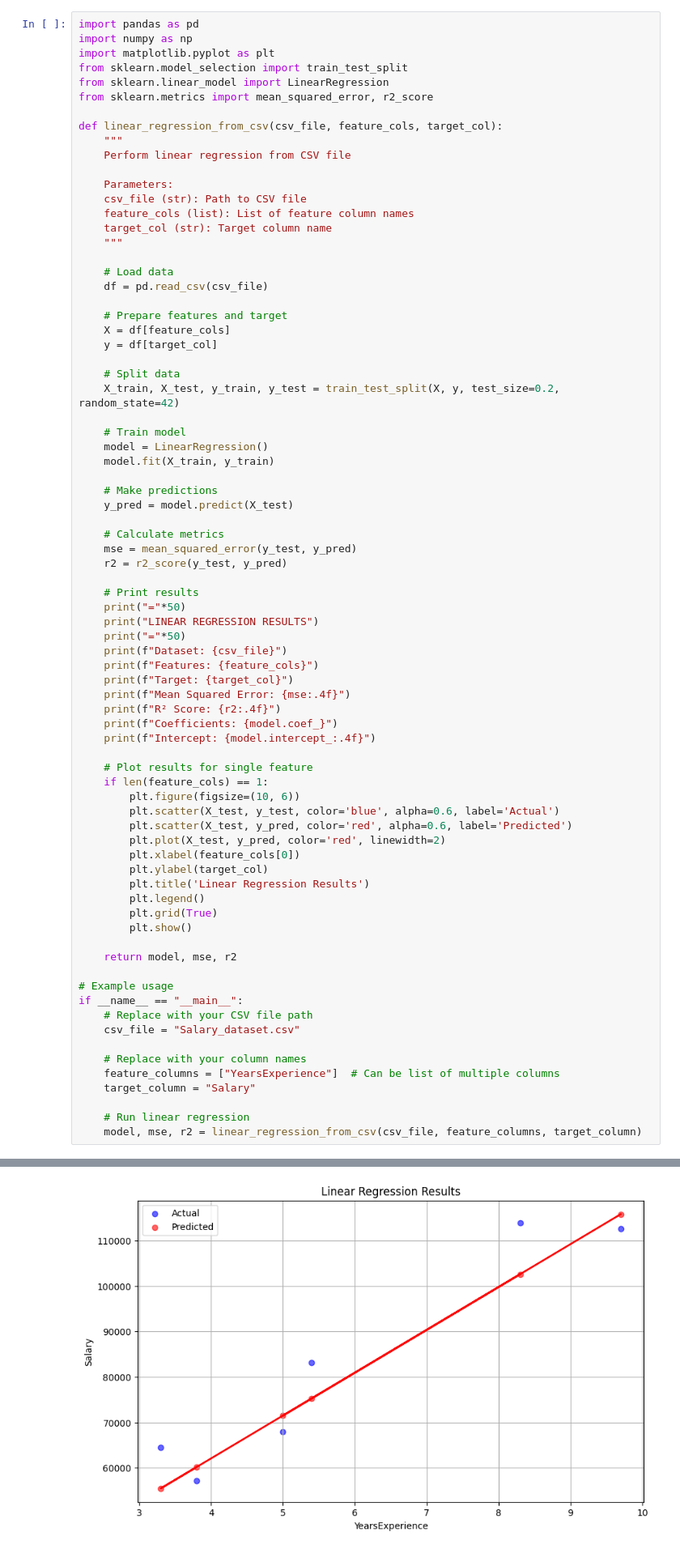
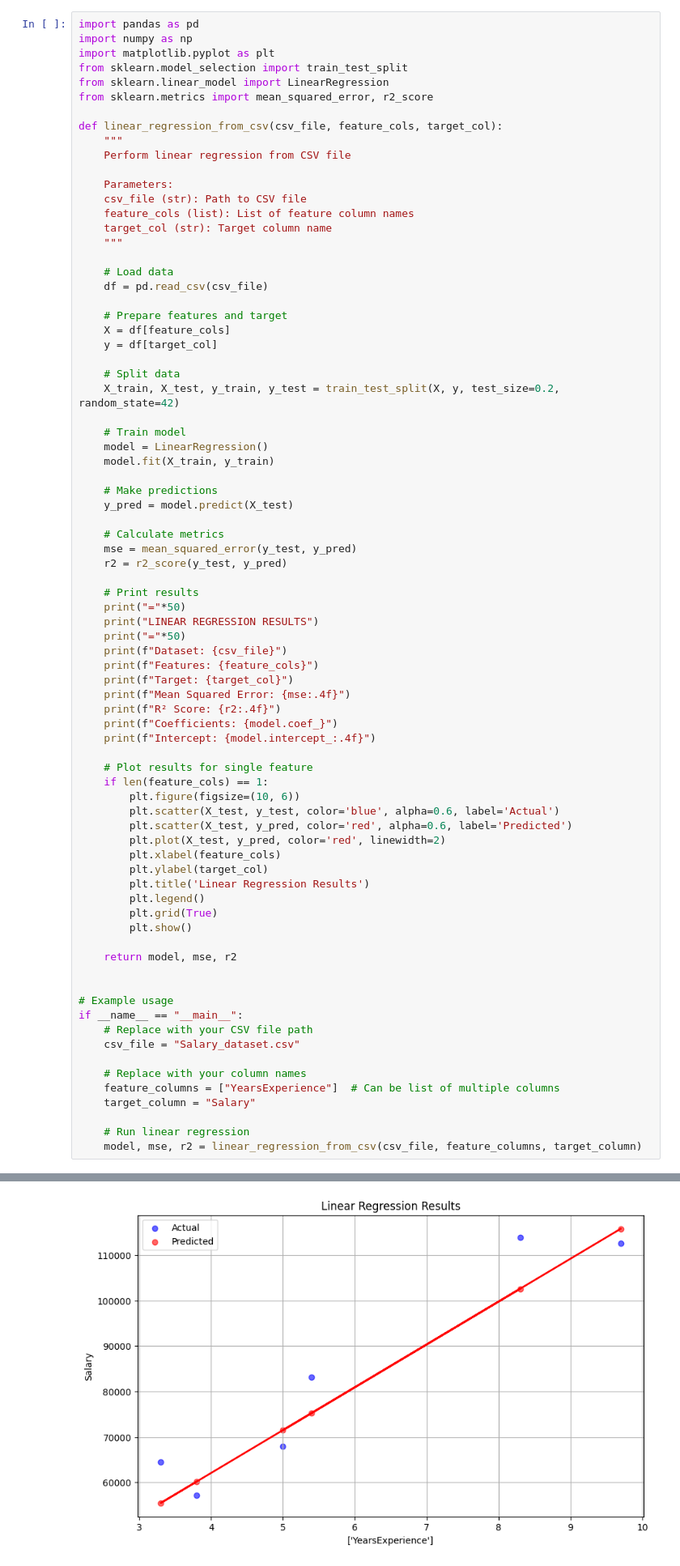
Before and after one commit to Atharva-Kulkarni-694/Machine-Learning-Concepts, a Jupyter notebook: Regression/Linear Regression/linear_regression_functions.ipynb, the cells around one changed output, grey strips where cells are left out. Shown: that part at 81% size. Saved outputs shown, nothing was run; the diff lists cells and outputs as text.

```diff
--- a/Regression/Linear Regression/linear_regression_functions.ipynb
+++ b/Regression/Linear Regression/linear_regression_functions.ipynb
@@ -55,38 +55,39 @@ def linear_regression_from_csv(csv_file, feature_cols, target_col):
         plt.scatter(X_test, y_test, color='blue', alpha=0.6, label='Actual')
         plt.scatter(X_test, y_pred, color='red', alpha=0.6, label='Predicted')
         plt.plot(X_test, y_pred, color='red', linewidth=2)
-        plt.xlabel(feature_cols[0])
+        plt.xlabel(feature_cols)
         plt.ylabel(target_col)
         plt.title('Linear Regression Results')
         plt.legend()
         plt.grid(True)
         plt.show()
 
     return model, mse, r2
+
 
 # Example usage
 if __name__ == "__main__":
     # Replace with your CSV file path
     csv_file = "Salary_dataset.csv"
 
     # Replace with your column names
     feature_columns = ["YearsExperience"]  # Can be list of multiple columns
     target_column = "Salary"
 
     # Run linear regression
     model, mse, r2 = linear_regression_from_csv(csv_file, feature_columns, target_column)
 # %% [output]
 ==================================================
 LINEAR REGRESSION RESULTS
 ==================================================
 Dataset: Salary_dataset.csv
 Features: ['YearsExperience']
 Target: Salary
 Mean Squared Error: 49830096.8559
 R² Score: 0.9024
 Coefficients: [9423.81532303]
 Intercept: 24380.2015
-[figure, old version]
+[figure, new version]
 # %% [markdown]
 ## Linear Regression By Defining A Function
 
```
